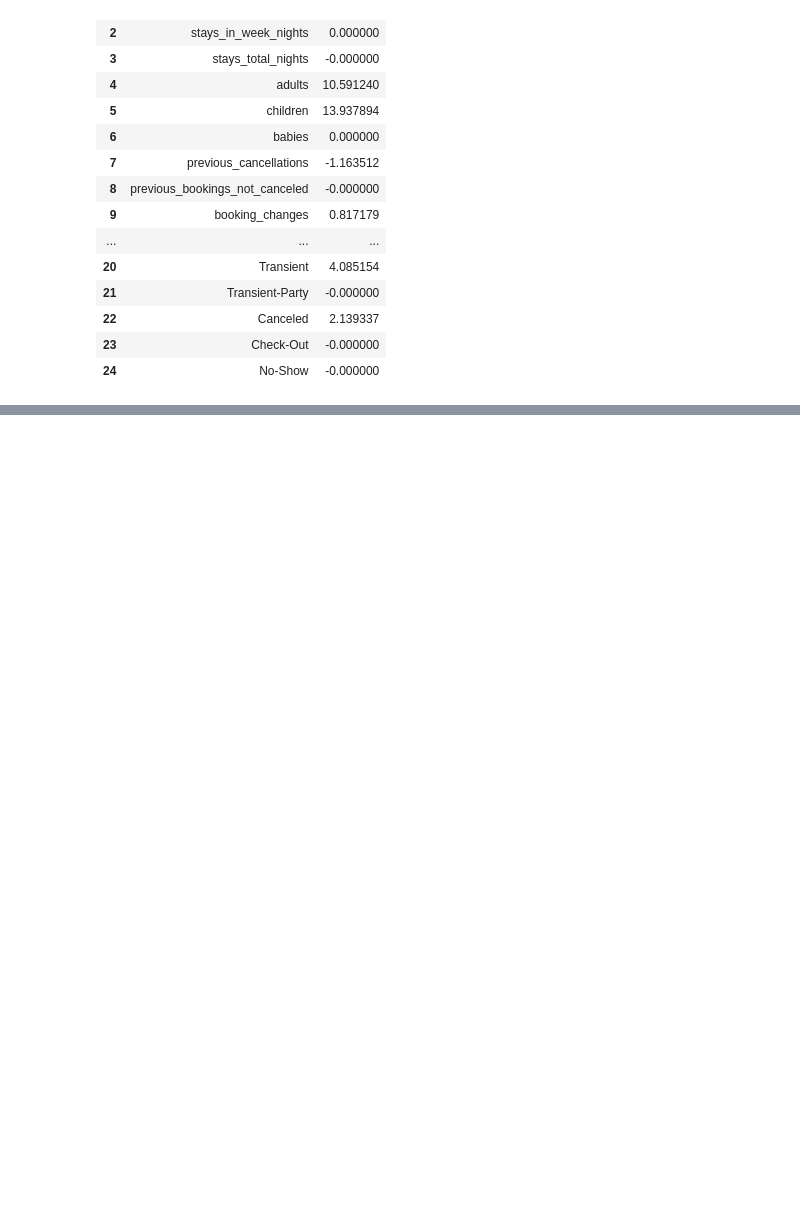
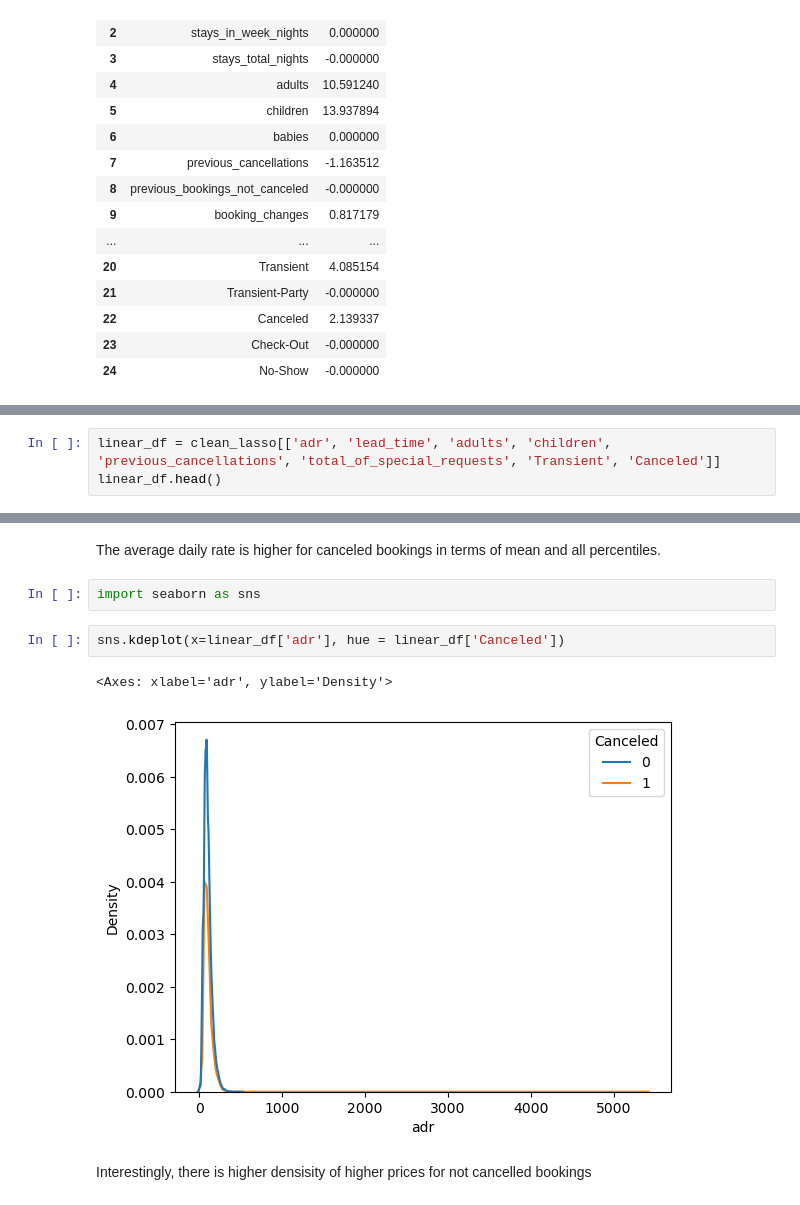
Before and after one commit to chaizhang/hotel_booking_cancellations, a Jupyter notebook: results/linear_regression.ipynb, the cells around one changed output, grey strips where cells are left out. Saved outputs shown, nothing was run; the diff lists cells and outputs as text; blank space fills up the shorter version.

Commit message:
Linear Regression Model Results

```diff
--- a/results/linear_regression.ipynb
+++ b/results/linear_regression.ipynb
@@ -148,0 +154,3 @@ Variable Selection For Linear Regression Model:
+# %%
+linear_df = clean_lasso[['adr', 'lead_time', 'adults', 'children', 'previous_cancellations', 'total_of_special_requests', 'Transient', 'Canceled']]
+linear_df.head()
@@ -148,0 +172,11 @@ Variable Selection For Linear Regression Model:
+# %% [markdown]
+The average daily rate is higher for canceled bookings in terms of mean and all percentiles.
+# %%
+import seaborn as sns
+# %%
+sns.kdeplot(x=linear_df['adr'], hue = linear_df['Canceled'])
+# %% [output]
+<Axes: xlabel='adr', ylabel='Density'>
+[figure, added]
+# %% [markdown]
+Interestingly, there is higher densisity of higher prices for not cancelled bookings
```
Also changed, not shown: parts of 12 cells of this notebook.
